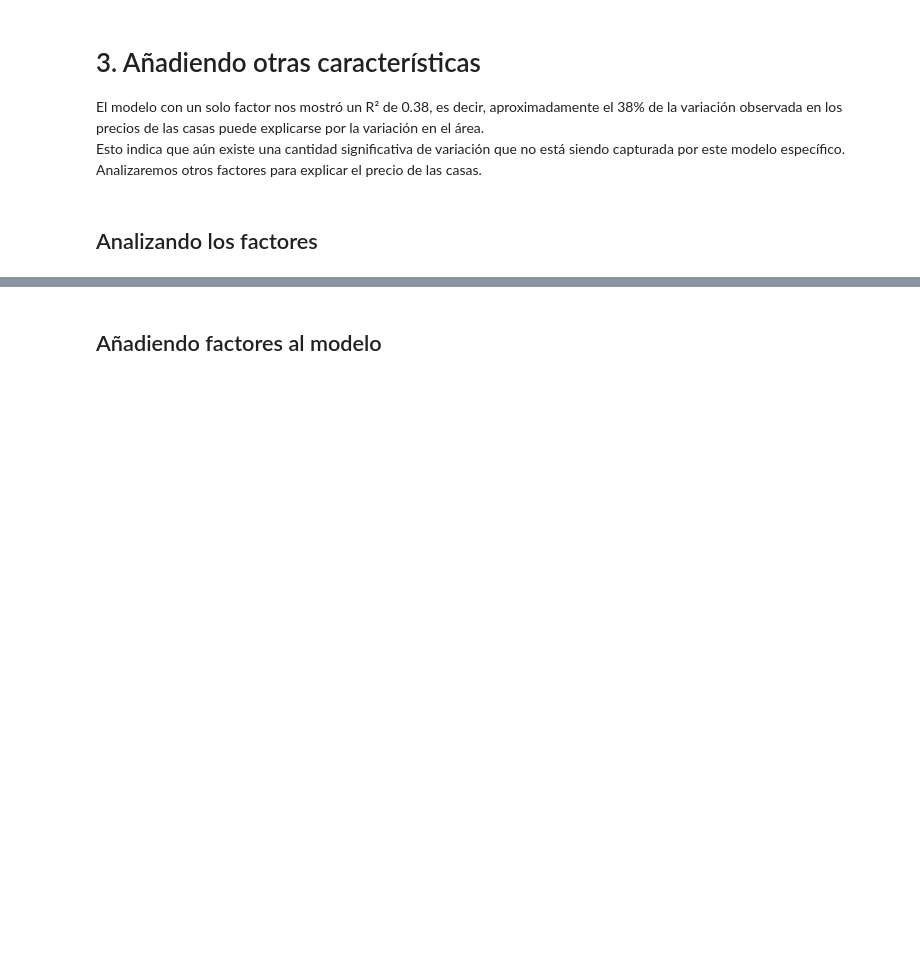
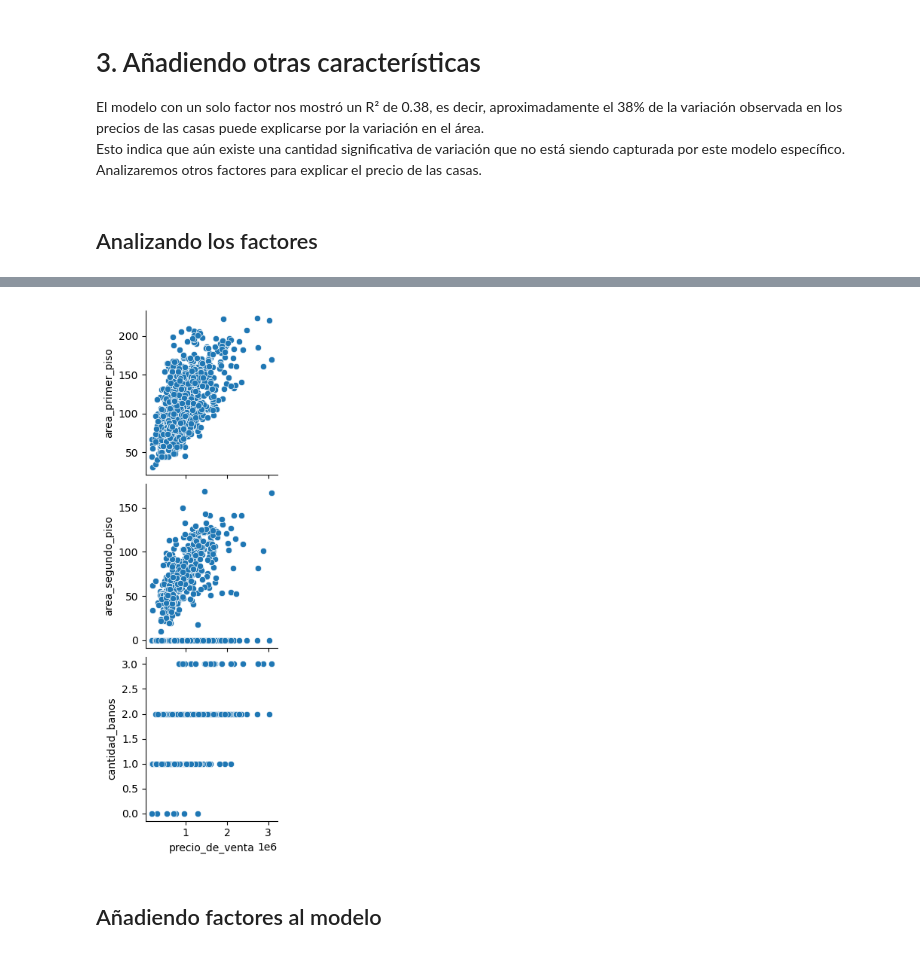
Before and after one commit to ElsaMolina/Cursos_EstadisticasConPython, a Jupyter notebook: precios_de_inmuebles_regresion_lineal.ipynb, the cells around one changed output, grey strips where cells are left out. Cells and saved outputs as stored; diff of their text form; code cells hidden in the pictures; blank space fills up the shorter version.

```diff
--- a/precios_de_inmuebles_regresion_lineal.ipynb
+++ b/precios_de_inmuebles_regresion_lineal.ipynb
@@ -285,5 +287,10 @@ Esto indica que aún existe una cantidad significativa de variación que no est
 # %%
 #Vamos a analizar solamente y_vars='precio_de_venta'
+sns.pairplot(datos, y_vars= ['area_primer_piso', 'area_segundo_piso','cantidad_banos'],
+             x_vars= 'precio_de_venta')
+plt.show()
+# %% [output]
+[figure, added]
 # %% [markdown]
 ## Añadiendo factores al modelo
 # %%
```
Also changed, not shown: parts of 13 cells of this notebook.
